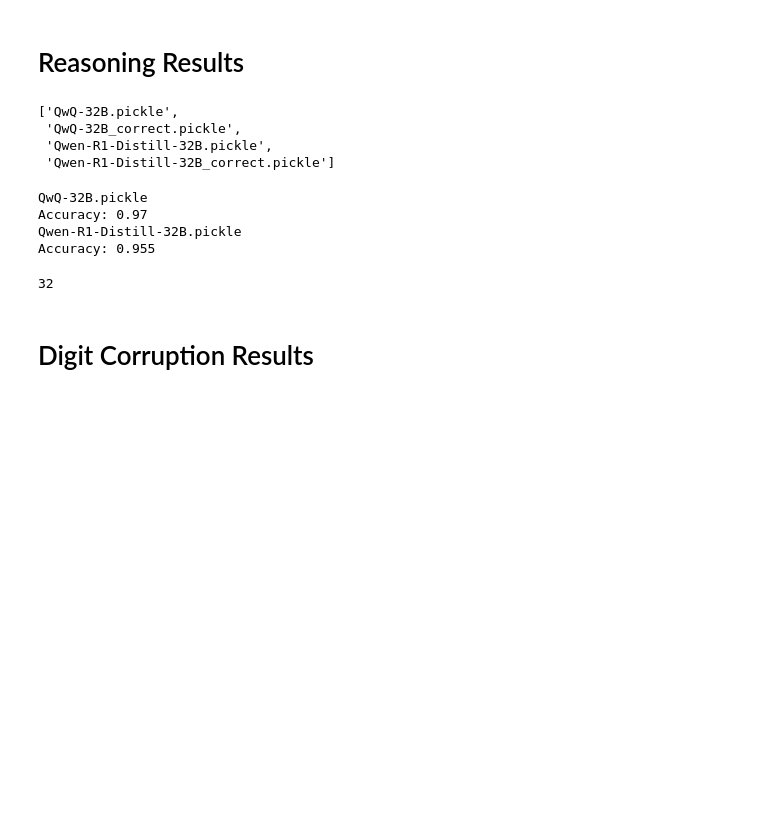
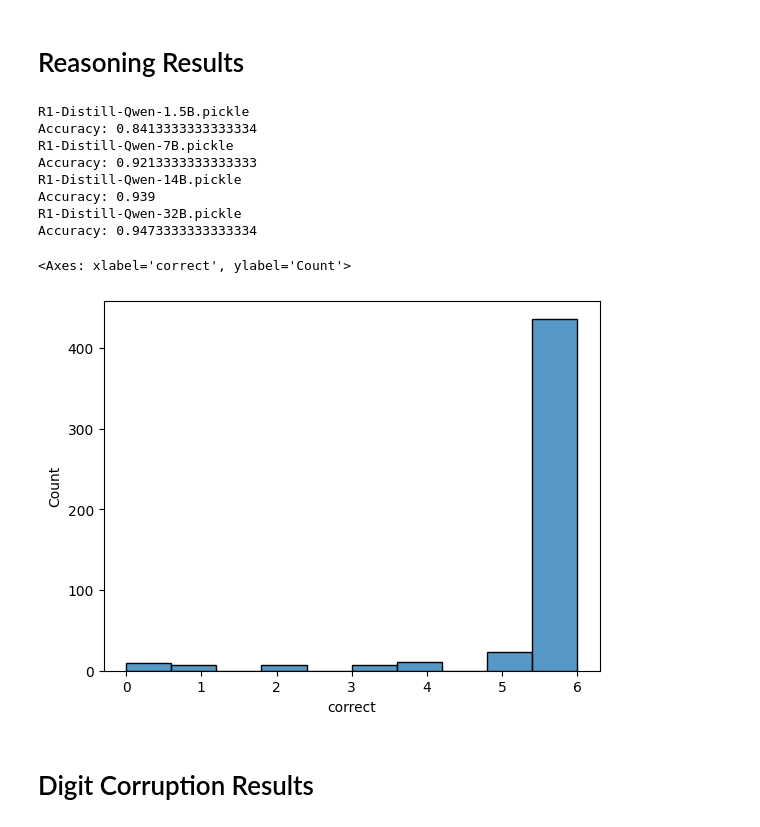
Before and after one commit to Aochong-Li/perturb-r, a Jupyter notebook: notebook/perturb on hendrycks math.ipynb, the cells around one changed output. Cells and saved outputs as stored; diff of their text form; code cells hidden in the pictures; blank space fills up the shorter version.

```diff
--- a/notebook/perturb on hendrycks math.ipynb
+++ b/notebook/perturb on hendrycks math.ipynb
@@ -55,24 +59,21 @@ def chunking(model_response, granularity=20):
     return super_chunks
 # %% [markdown]
 # Reasoning Results
-# %%
-root = "./results/hendrycks_math/sample200/reasoning"
-os.listdir(root)
-# %% [output]
-['QwQ-32B.pickle',
- 'QwQ-32B_correct.pickle',
- 'Qwen-R1-Distill-32B.pickle',
- 'Qwen-R1-Distill-32B_correct.pickle']
 # %%
+root = "./results/math-500/reasoning/"
 for fname in os.listdir(root):
     if 'correct' not in fname:
         print(fname)
         df = pd.read_pickle(os.path.join(root, fname))
         print(f"Accuracy: {df['correct'].mean()}")
 # %% [output]
-QwQ-32B.pickle
-Accuracy: 0.97
-Qwen-R1-Distill-32B.pickle
-Accuracy: 0.955
+R1-Distill-Qwen-1.5B.pickle
+Accuracy: 0.8413333333333334
+R1-Distill-Qwen-7B.pickle
+Accuracy: 0.9213333333333333
+R1-Distill-Qwen-14B.pickle
+Accuracy: 0.939
+R1-Distill-Qwen-32B.pickle
+Accuracy: 0.9473333333333334
 # %%
-df = pd.read_pickle(os.path.join(root, "QwQ-32B.pickle"))
+df = pd.read_pickle(os.path.join(root, "R1-Distill-Qwen-14B.pickle"))
@@ -81,6 +80,7 @@ response = df["response"][0]
-# %%
-len(chunking(response))
-# %% [output]
-32
+# %%
+sns.histplot(df.groupby(["unique_id"])["correct"].sum().to_frame()["correct"])
+# %% [output]
+<Axes: xlabel='correct', ylabel='Count'>
+[figure, added]
 # %% [markdown]
 # Digit Corruption Results
```
Also changed, not shown: parts of 38 cells of this notebook, 11 other files.
